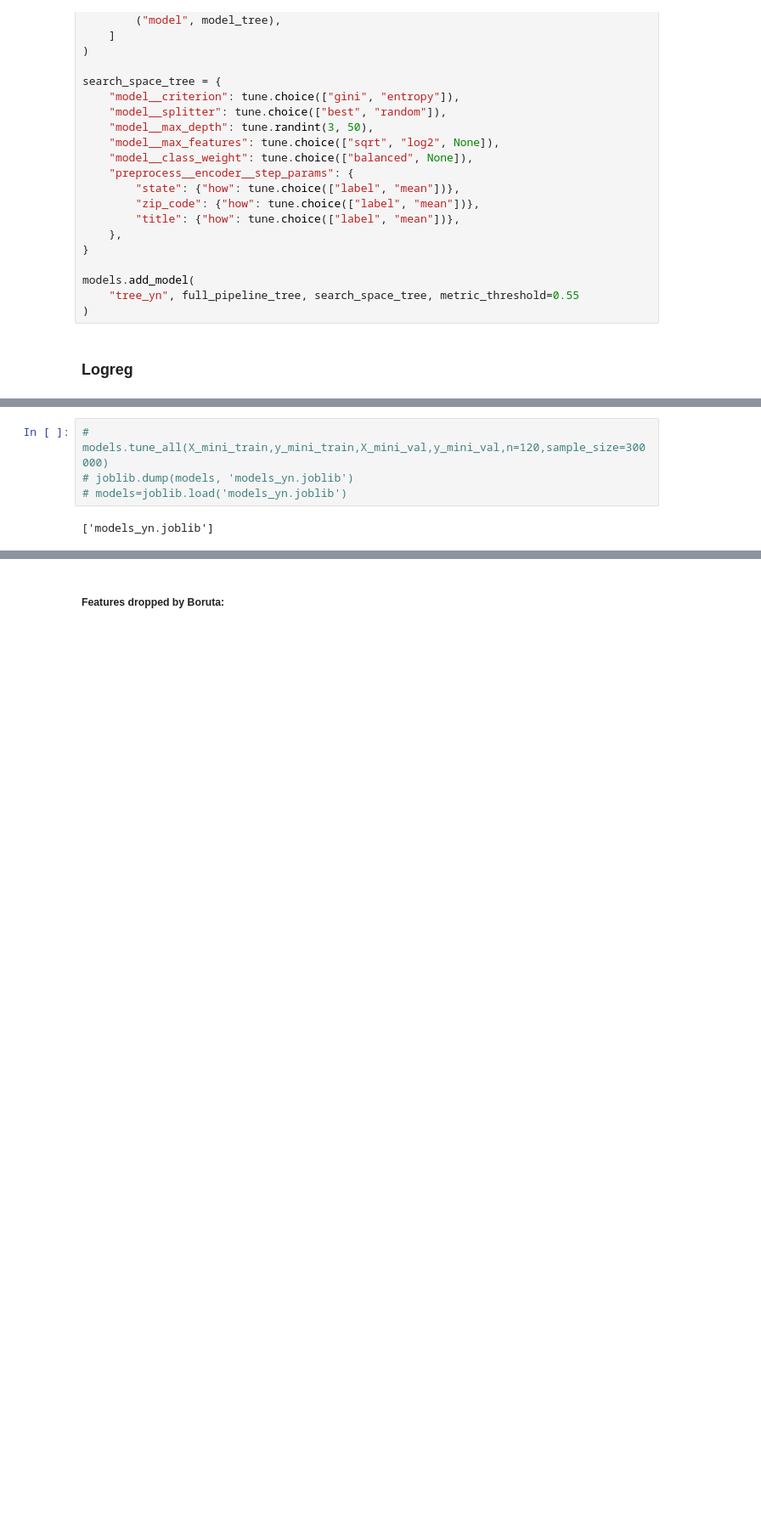
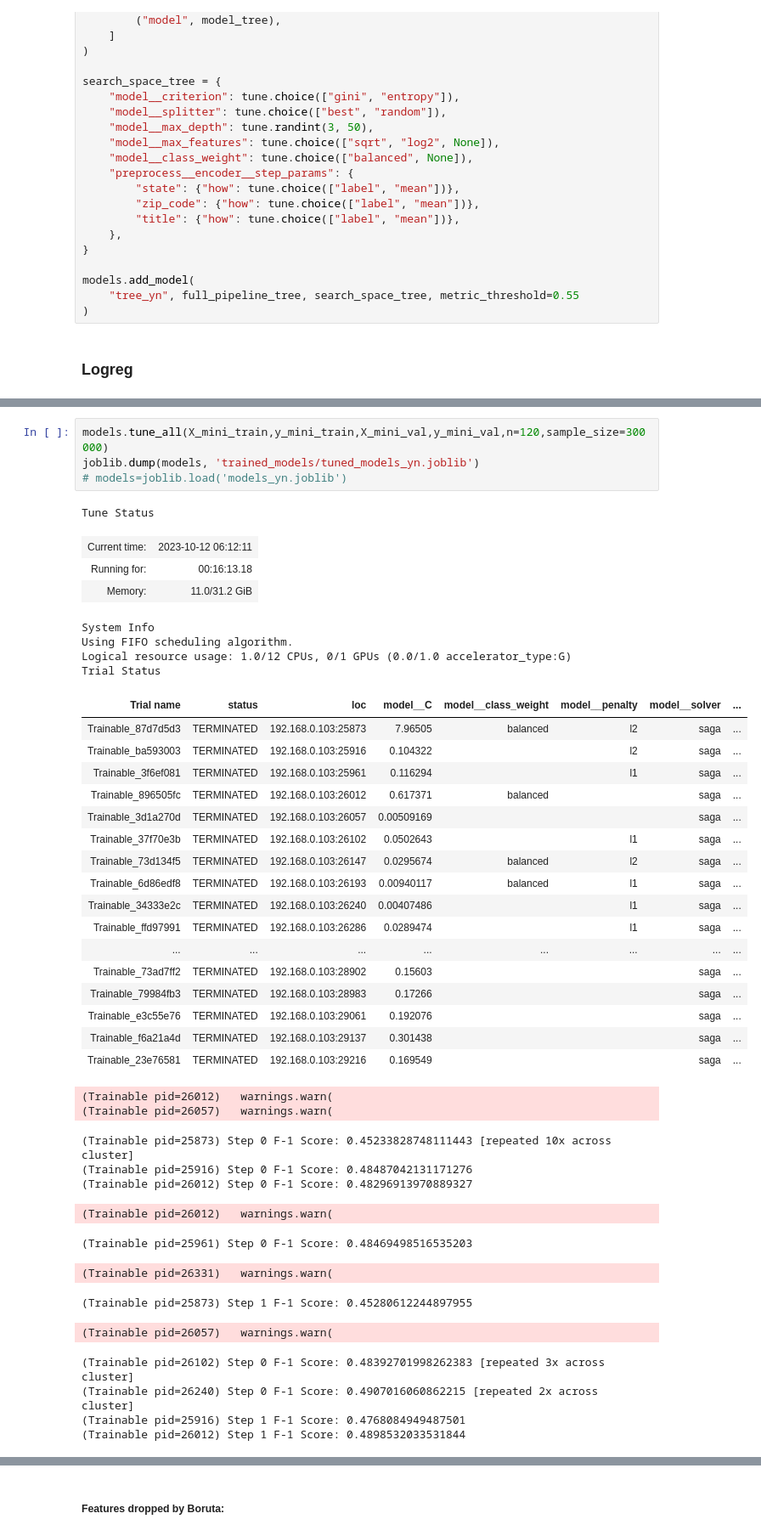
Before and after one commit to gediminas-skvarnavicius/lending-club, a Jupyter notebook: model_1_accepted_rejected.ipynb, the cells around one changed output, grey strips where cells are left out. Shown: that part at 85% size. Cells and saved outputs as stored; diff of their text form; blank space fills up the shorter version.

```diff
--- a/model_1_accepted_rejected.ipynb
+++ b/model_1_accepted_rejected.ipynb
@@ -293,8 +290,46 @@ models.add_model(
     override_n=52,
 )
 # %%
-# models.tune_all(X_mini_train,y_mini_train,X_mini_val,y_mini_val,n=120,sample_size=300000)
-# joblib.dump(models, 'models_yn.joblib')
+models.tune_all(X_mini_train,y_mini_train,X_mini_val,y_mini_val,n=120,sample_size=300000)
+joblib.dump(models, 'trained_models/tuned_models_yn.joblib')
 # models=joblib.load('models_yn.joblib')
 # %% [output]
-['models_yn.joblib']
+Tune Status
+| Current time: | 2023-10-12 06:12:11 |
+| Running for: | 00:16:13.18 |
+| Memory: | 11.0/31.2 GiB |
+System Info
+Using FIFO scheduling algorithm.
+Logical resource usage: 1.0/12 CPUs, 0/1 GPUs (0.0/1.0 accelerator_type:G)
+Trial Status
+| Trial name | status | loc | model__C | model__class_weight | model__penalty | model__solver | ... |
+| Trainable_87d7d5d3 | TERMINATED | 192.168.0.103:25873 | 7.96505 | balanced | l2 | saga | ... |
+| Trainable_ba593003 | TERMINATED | 192.168.0.103:25916 | 0.104322 |  | l2 | saga | ... |
+| Trainable_3f6ef081 | TERMINATED | 192.168.0.103:25961 | 0.116294 |  | l1 | saga | ... |
+| Trainable_896505fc | TERMINATED | 192.168.0.103:26012 | 0.617371 | balanced |  | saga | ... |
+| Trainable_3d1a270d | TERMINATED | 192.168.0.103:26057 | 0.00509169 |  |  | saga | ... |
+| Trainable_37f70e3b | TERMINATED | 192.168.0.103:26102 | 0.0502643 |  | l1 | saga | ... |
+| Trainable_73d134f5 | TERMINATED | 192.168.0.103:26147 | 0.0295674 | balanced | l2 | saga | ... |
+| Trainable_6d86edf8 | TERMINATED | 192.168.0.103:26193 | 0.00940117 | balanced | l1 | saga | ... |
+| Trainable_34333e2c | TERMINATED | 192.168.0.103:26240 | 0.00407486 |  | l1 | saga | ... |
+| Trainable_ffd97991 | TERMINATED | 192.168.0.103:26286 | 0.0289474 |  | l1 | saga | ... |
+| ... | ... | ... | ... | ... | ... | ... | ... |
+| Trainable_73ad7ff2 | TERMINATED | 192.168.0.103:28902 | 0.15603 |  |  | saga | ... |
+| Trainable_79984fb3 | TERMINATED | 192.168.0.103:28983 | 0.17266 |  |  | saga | ... |
+| Trainable_e3c55e76 | TERMINATED | 192.168.0.103:29061 | 0.192076 |  |  | saga | ... |
+| Trainable_f6a21a4d | TERMINATED | 192.168.0.103:29137 | 0.301438 |  |  | saga | ... |
+| Trainable_23e76581 | TERMINATED | 192.168.0.103:29216 | 0.169549 |  |  | saga | ... |
+(Trainable pid=26012)   warnings.warn(
+(Trainable pid=26057)   warnings.warn(
+(Trainable pid=25873) Step 0 F-1 Score: 0.45233828748111443 [repeated 10x across cluster]
+(Trainable pid=25916) Step 0 F-1 Score: 0.48487042131171276
+(Trainable pid=26012) Step 0 F-1 Score: 0.48296913970889327
+(Trainable pid=26012)   warnings.warn(
+(Trainable pid=25961) Step 0 F-1 Score: 0.48469498516535203
+(Trainable pid=26331)   warnings.warn(
+(Trainable pid=25873) Step 1 F-1 Score: 0.45280612244897955
+(Trainable pid=26057)   warnings.warn(
+(Trainable pid=26102) Step 0 F-1 Score: 0.48392701998262383 [repeated 3x across cluster]
+(Trainable pid=26240) Step 0 F-1 Score: 0.4907016060862215 [repeated 2x across cluster]
+(Trainable pid=25916) Step 1 F-1 Score: 0.4768084949487501
+(Trainable pid=26012) Step 1 F-1 Score: 0.4898532033531844
```
Also changed, not shown: parts of 19 cells of this notebook, 2 other files.
